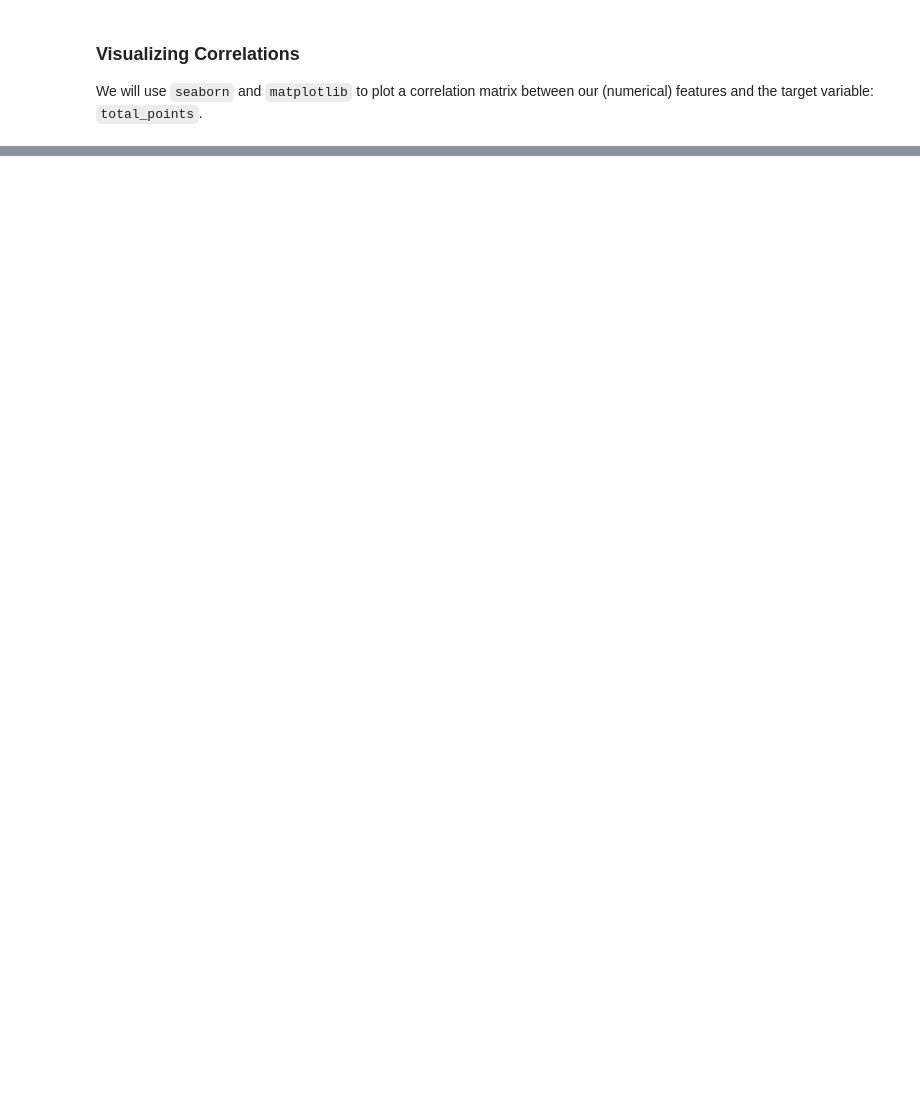
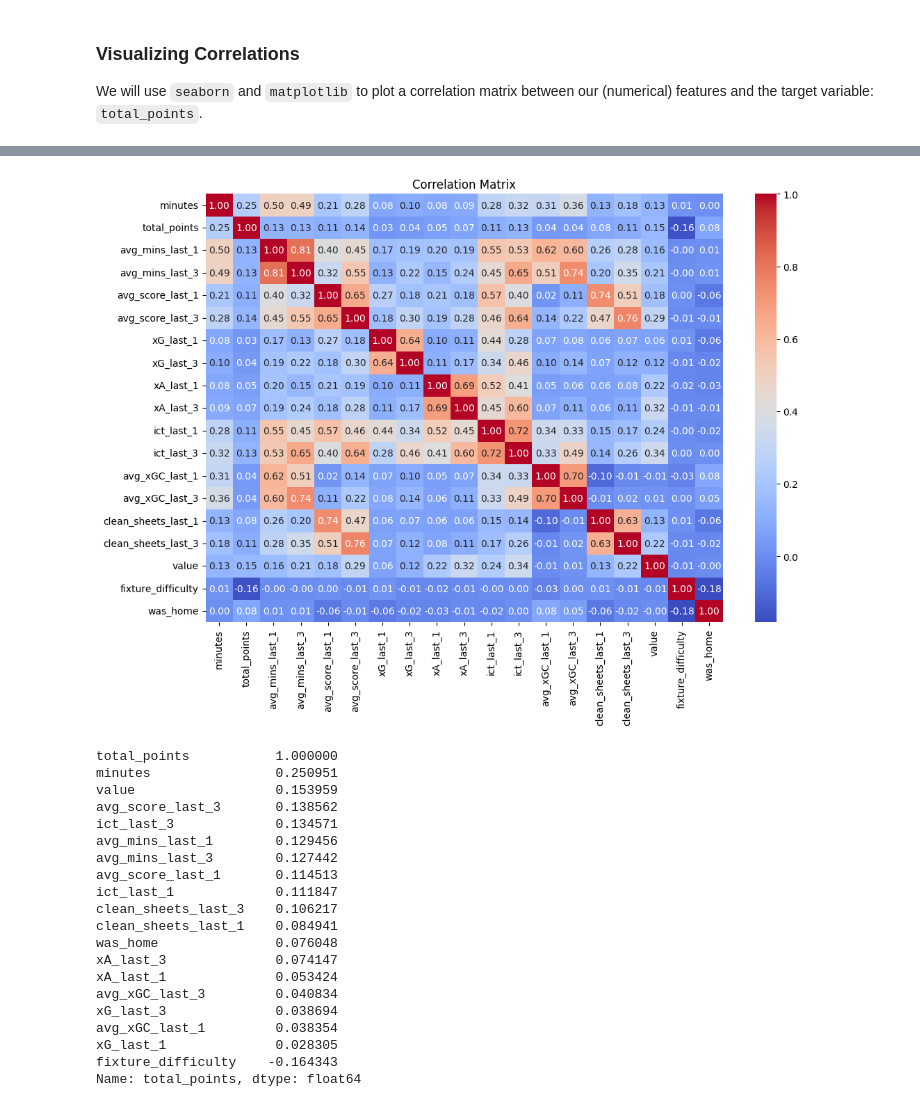
Before and after one commit to tanaypunjabi/xFPL, a Jupyter notebook: notebooks/04-feature-selection.ipynb, the cells around one changed output, grey strips where cells are left out. Saved outputs shown, nothing was run; the diff lists cells and outputs as text; code cells hidden in the pictures; blank space fills up the shorter version.

```diff
--- a/notebooks/04-feature-selection.ipynb
+++ b/notebooks/04-feature-selection.ipynb
@@ -75,0 +259,27 @@ Name: total_points, dtype: float64
+# %%
+# filter out rows where 'minutes' = 0
+fe_23_24_gkdef_nonzero = fe_23_24_gkdef[fe_23_24_gkdef['minutes'] > 0]
+
+corr_analysis(fe_23_24_gkdef_nonzero)
+# %% [output]
+[figure, added]
+total_points           1.000000
+minutes                0.250951
+value                  0.153959
+avg_score_last_3       0.138562
+ict_last_3             0.134571
+avg_mins_last_1        0.129456
+avg_mins_last_3        0.127442
+avg_score_last_1       0.114513
+ict_last_1             0.111847
+clean_sheets_last_3    0.106217
+clean_sheets_last_1    0.084941
+was_home               0.076048
+xA_last_3              0.074147
+xA_last_1              0.053424
+avg_xGC_last_3         0.040834
+xG_last_3              0.038694
+avg_xGC_last_1         0.038354
+xG_last_1              0.028305
+fixture_difficulty    -0.164343
+Name: total_points, dtype: float64
```
Also changed, not shown: parts of 30 cells of this notebook, 7 other files.
